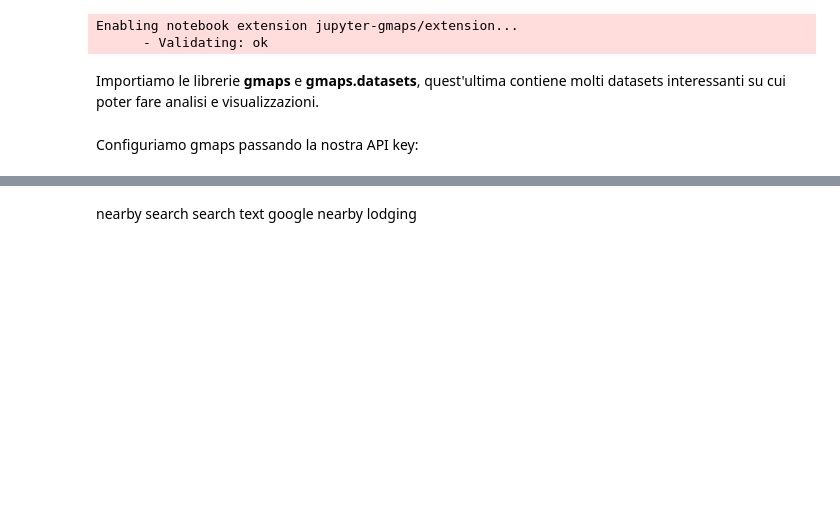
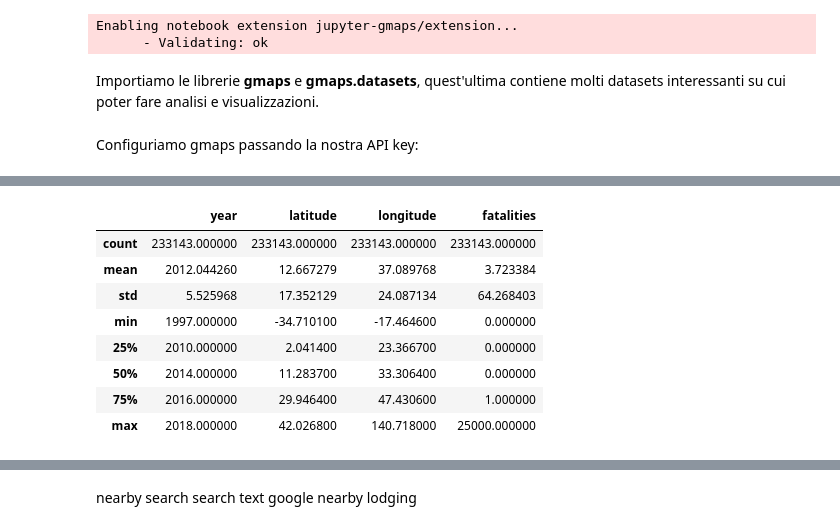
Before and after one commit to loremod/SocialMediaTutorial, a Jupyter notebook: Google Maps API.ipynb, the cells around one changed output, grey strips where cells are left out. Cells and saved outputs as stored; diff of their text form; code cells hidden in the pictures; blank space fills up the shorter version.

```diff
--- a/Google Maps API.ipynb
+++ b/Google Maps API.ipynb
@@ -958,0 +1100,12 @@ Configuriamo gmaps passando la nostra API key:
+# %%
+violence_df.describe()
+# %% [output]
+|  | year | latitude | longitude | fatalities |
+| count | 233143.000000 | 233143.000000 | 233143.000000 | 233143.000000 |
+| mean | 2012.044260 | 12.667279 | 37.089768 | 3.723384 |
+| std | 5.525968 | 17.352129 | 24.087134 | 64.268403 |
+| min | 1997.000000 | -34.710100 | -17.464600 | 0.000000 |
+| 25% | 2010.000000 | 2.041400 | 23.366700 | 0.000000 |
+| 50% | 2014.000000 | 11.283700 | 33.306400 | 0.000000 |
+| 75% | 2016.000000 | 29.946400 | 47.430600 | 1.000000 |
+| max | 2018.000000 | 42.026800 | 140.718000 | 25000.000000 |
```
Also changed, not shown: parts of 38 cells of this notebook.
